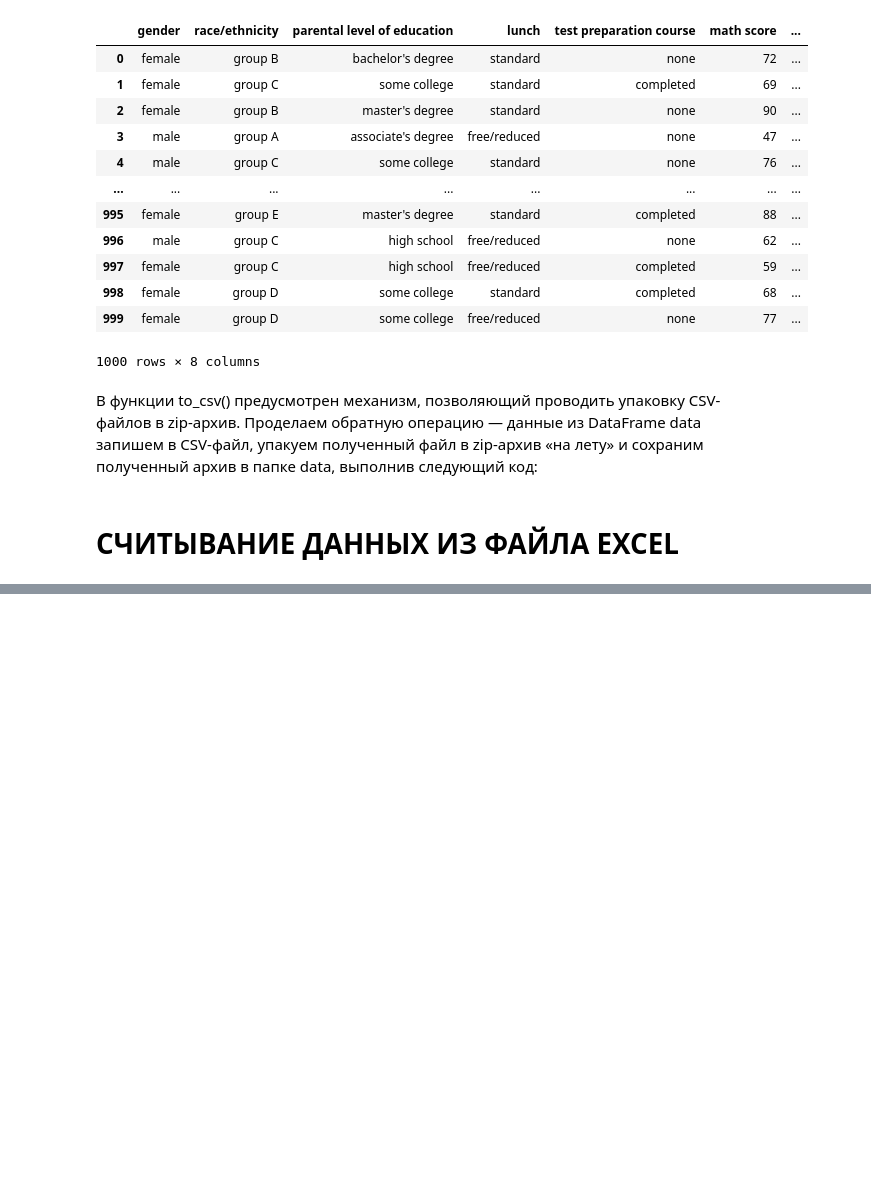
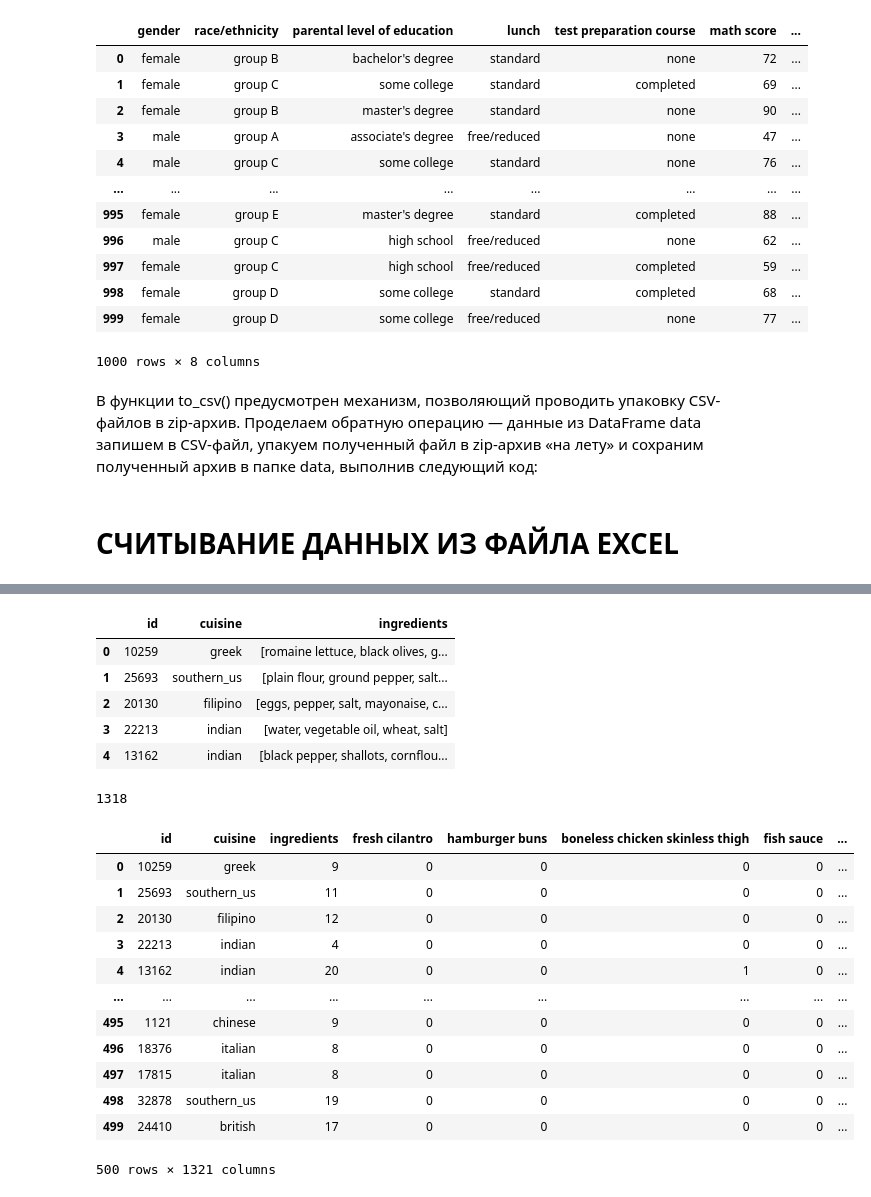
Before and after one commit to Dekoz3/VS_code, a Jupyter notebook: Задания Skillfactory/PY16/py16_theory.ipynb, the cells around one changed output, grey strips where cells are left out. Cells and saved outputs as stored; diff of their text form; code cells hidden in the pictures; blank space fills up the shorter version.

```diff
--- a/Задания Skillfactory/PY16/py16_theory.ipynb
+++ b/Задания Skillfactory/PY16/py16_theory.ipynb
@@ -161,0 +213,6 @@ KeyError: 1
+# %%
+#https://lms.skillfactory.ru/assets/courseware/v1/92fd198fd3eccc09a8c3498e9dd25588/asset-v1:SkillFactory+DSPR-2.0+14JULY2021+type@asset+block/recipes.json
+f=open(r'recipes.json  ',"wb") #открываем файл для записи, в режиме wb
+ufr = requests.get("https://lms.skillfactory.ru/assets/courseware/v1/92fd198fd3eccc09a8c3498e9dd25588/asset-v1:SkillFactory+DSPR-2.0+14JULY2021+type@asset+block/recipes.json") #делаем запрос
+f.write(ufr.content) #записываем содержимое в файл; как видите - content запроса
+f.close()
@@ -161,0 +225,4 @@ KeyError: 1
+# %%
+with open('recipes.json') as f: # Открываем файл и связываем его с объектом "f"
+    recipes = json.load(f) # Загружаем содержимое открытого файла в переменную recipes
+pprint(recipes) # Выводим на экран содержимое переменной recipes, используя функция pprint()
@@ -161,0 +317,51 @@ KeyError: 1
+# %%
+import json # Импортируем модуль json
+from pprint import pprint # Импортируем функцию pprint()
+import pandas as pd # Импортируем модуль pandas
+
+with open('recipes.json') as f: # Открываем файл и связываем его с объектом "f"
+    recipes = json.load(f) # Загружаем содержимое открытого файла в переменную recipes
+df = pd.DataFrame(recipes) # Создаём объект DataFrame из списка recipes
+display(df.head()) # Выводим на экран первые строки полученного DataFrame
+len(df.columns) # количество колонок
+all_ingredients = []
+for ind in df.index:
+    list_of_ingre = (df.loc[ind, 'ingredients'])
+    all_ingredients.extend(list_of_ingre)
+
+all_ingredients = set(all_ingredients)
+print(len(all_ingredients))
+
+def contains(ingredient_list): # Определяем имя функции и передаваемые аргументы
+    if ingredient_name in ingredient_list: # Если ингредиент есть в текущем блюде,
+        return 1 # возвращаем значение 1
+    else: # Если ингредиента нет в текущем блюде,
+        return 0 # возвращаем значение 0
+
+
+for ingredient_name in all_ingredients: # Последовательно перебираем ингредиенты в реестре all_ingredients
+    df[ingredient_name] = df['ingredients'].apply(contains) # В DataFrame cоздаем столбец с именем текущего ингредиента и заполняем его единицами и нулями, используя ранее созданную функцию contains
+
+df['ingredients'] = df['ingredients'].apply(len) # Заменяем список ингредиентов в рецепте на их количество
+display(df) # Выводим содержимое полученного DataFrame на экран
+# %% [output]
+|  | id | cuisine | ingredients |
+| 0 | 10259 | greek | [romaine lettuce, black olives, g... |
+| 1 | 25693 | southern_us | [plain flour, ground pepper, salt... |
+| 2 | 20130 | filipino | [eggs, pepper, salt, mayonaise, c... |
+| 3 | 22213 | indian | [water, vegetable oil, wheat, salt] |
+| 4 | 13162 | indian | [black pepper, shallots, cornflou... |
+1318
+|  | id | cuisine | ingredients | fresh cilantro | hamburger buns | boneless chicken skinless thigh | fish sauce | ... |
+| 0 | 10259 | greek | 9 | 0 | 0 | 0 | 0 | ... |
+| 1 | 25693 | southern_us | 11 | 0 | 0 | 0 | 0 | ... |
+| 2 | 20130 | filipino | 12 | 0 | 0 | 0 | 0 | ... |
+| 3 | 22213 | indian | 4 | 0 | 0 | 0 | 0 | ... |
+| 4 | 13162 | indian | 20 | 0 | 0 | 1 | 0 | ... |
+| ... | ... | ... | ... | ... | ... | ... | ... | ... |
+| 495 | 1121 | chinese | 9 | 0 | 0 | 0 | 0 | ... |
+| 496 | 18376 | italian | 8 | 0 | 0 | 0 | 0 | ... |
+| 497 | 17815 | italian | 8 | 0 | 0 | 0 | 0 | ... |
+| 498 | 32878 | southern_us | 19 | 0 | 0 | 0 | 0 | ... |
+| 499 | 24410 | british | 17 | 0 | 0 | 0 | 0 | ... |
+500 rows × 1321 columns
```
Also changed, not shown: parts of 46 cells of this notebook, 9 other files.
